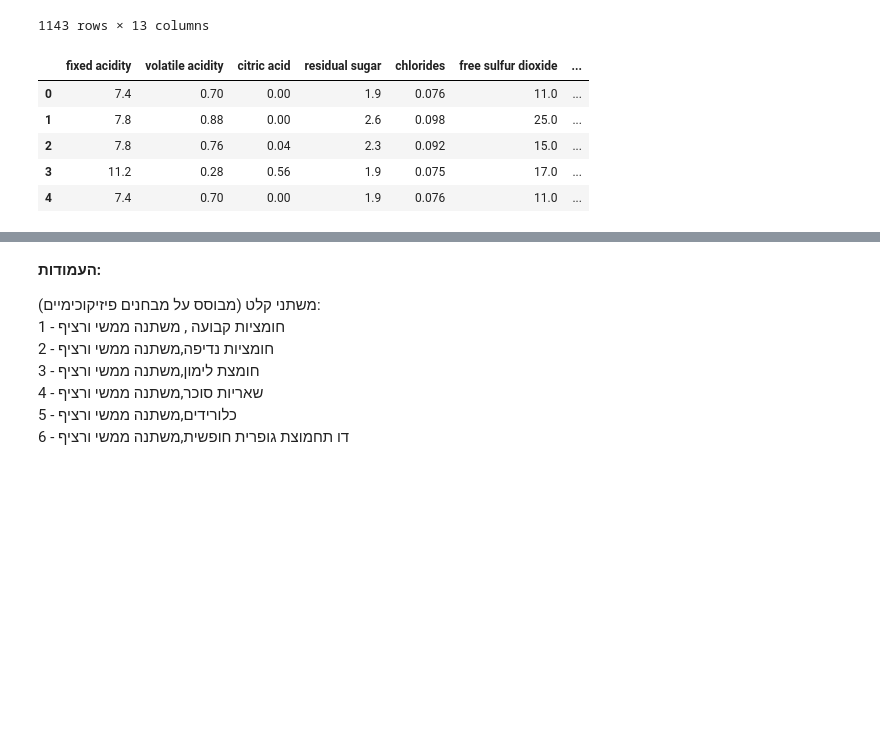
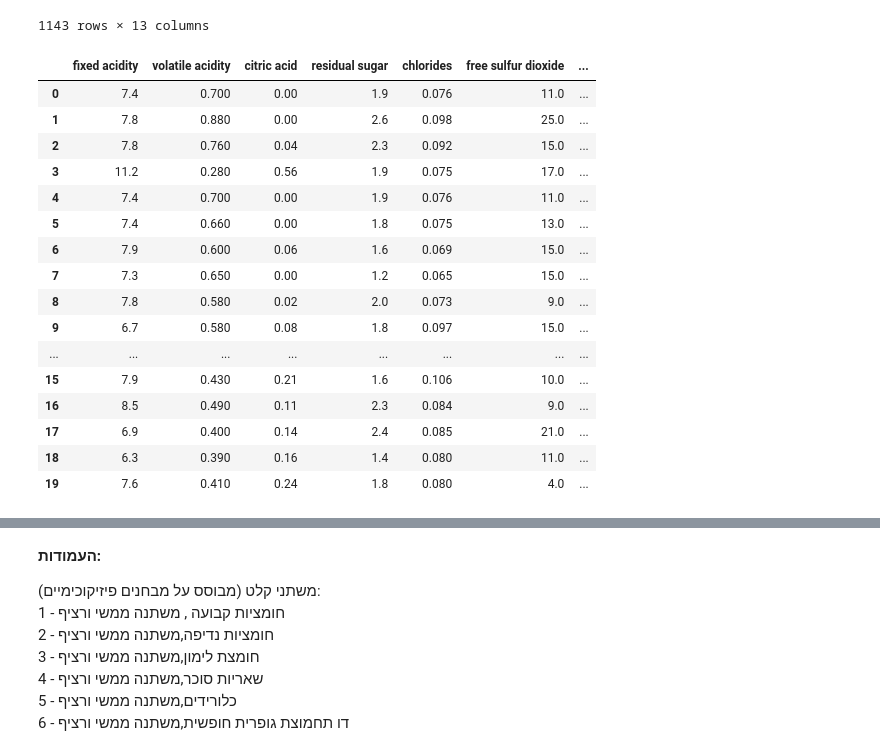
Before and after one commit to Noa810/gal, a Jupyter notebook: wine.ipynb, the cells around one changed output, grey strips where cells are left out. Cells and saved outputs as stored; diff of their text form; code cells hidden in the pictures; blank space fills up the shorter version.

```diff
--- a/wine.ipynb
+++ b/wine.ipynb
@@ -84,14 +84,25 @@ df
 | 1142 | 5.9 | 0.645 | 0.12 | 2.0 | 0.075 | 32.0 | ... |
 1143 rows × 13 columns
 # %%
-df.head()
+df.head(20)
 # %% [output]
 |  | fixed acidity | volatile acidity | citric acid | residual sugar | chlorides | free sulfur dioxide | ... |
-| 0 | 7.4 | 0.70 | 0.00 | 1.9 | 0.076 | 11.0 | ... |
-| 1 | 7.8 | 0.88 | 0.00 | 2.6 | 0.098 | 25.0 | ... |
-| 2 | 7.8 | 0.76 | 0.04 | 2.3 | 0.092 | 15.0 | ... |
-| 3 | 11.2 | 0.28 | 0.56 | 1.9 | 0.075 | 17.0 | ... |
-| 4 | 7.4 | 0.70 | 0.00 | 1.9 | 0.076 | 11.0 | ... |
+| 0 | 7.4 | 0.700 | 0.00 | 1.9 | 0.076 | 11.0 | ... |
+| 1 | 7.8 | 0.880 | 0.00 | 2.6 | 0.098 | 25.0 | ... |
+| 2 | 7.8 | 0.760 | 0.04 | 2.3 | 0.092 | 15.0 | ... |
+| 3 | 11.2 | 0.280 | 0.56 | 1.9 | 0.075 | 17.0 | ... |
+| 4 | 7.4 | 0.700 | 0.00 | 1.9 | 0.076 | 11.0 | ... |
+| 5 | 7.4 | 0.660 | 0.00 | 1.8 | 0.075 | 13.0 | ... |
+| 6 | 7.9 | 0.600 | 0.06 | 1.6 | 0.069 | 15.0 | ... |
+| 7 | 7.3 | 0.650 | 0.00 | 1.2 | 0.065 | 15.0 | ... |
+| 8 | 7.8 | 0.580 | 0.02 | 2.0 | 0.073 | 9.0 | ... |
+| 9 | 6.7 | 0.580 | 0.08 | 1.8 | 0.097 | 15.0 | ... |
+| ... | ... | ... | ... | ... | ... | ... | ... |
+| 15 | 7.9 | 0.430 | 0.21 | 1.6 | 0.106 | 10.0 | ... |
+| 16 | 8.5 | 0.490 | 0.11 | 2.3 | 0.084 | 9.0 | ... |
+| 17 | 6.9 | 0.400 | 0.14 | 2.4 | 0.085 | 21.0 | ... |
+| 18 | 6.3 | 0.390 | 0.16 | 1.4 | 0.080 | 11.0 | ... |
+| 19 | 7.6 | 0.410 | 0.24 | 1.8 | 0.080 | 4.0 | ... |
 # %%
 df.info()
 # %% [output]
```
Also changed, not shown: parts of 10 cells of this notebook.
